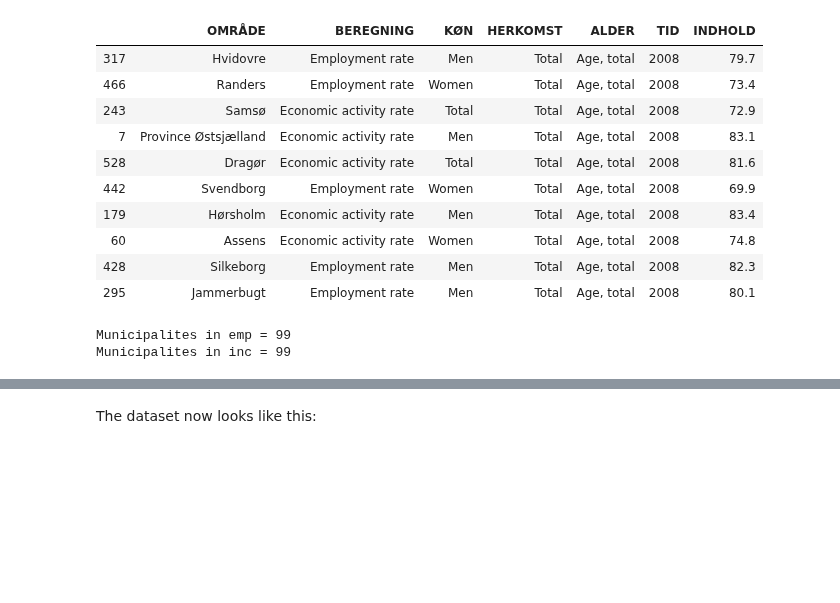
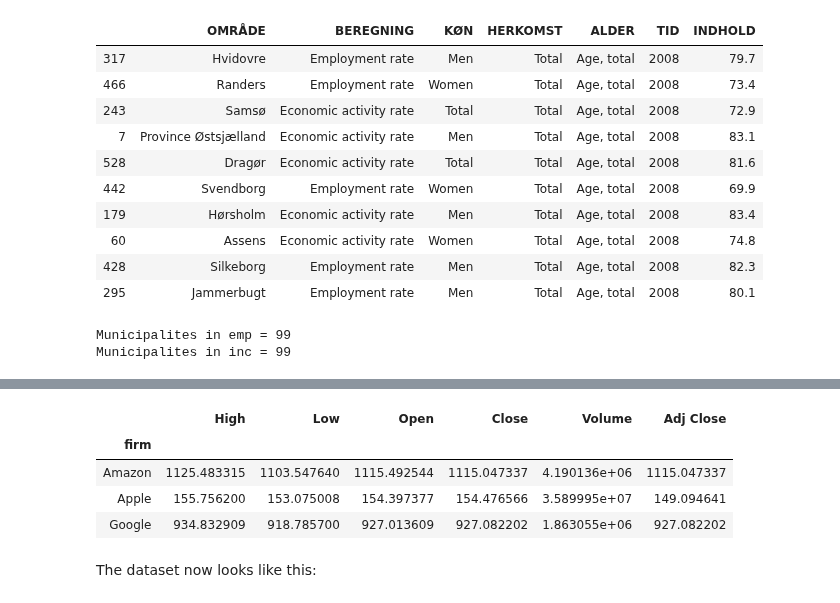
Before and after one commit to NumEconCopenhagen/projects-2020-jop, a Jupyter notebook: dataproject/dataproject.ipynb, the cells around one changed output, grey strips where cells are left out. Drawn from its saved outputs; the diff is of its cells as text; code cells hidden in the pictures; blank space fills up the shorter version.

```diff
--- a/dataproject/dataproject.ipynb
+++ b/dataproject/dataproject.ipynb
@@ -142,3 +171,11 @@ Municipalites in inc = 99
+# %%
+stocks.groupby('firm').mean()
+# %% [output]
+|  | High | Low | Open | Close | Volume | Adj Close |
+| firm |  |  |  |  |  |  |
+| Amazon | 1125.483315 | 1103.547640 | 1115.492544 | 1115.047337 | 4.190136e+06 | 1115.047337 |
+| Apple | 155.756200 | 153.075008 | 154.397377 | 154.476566 | 3.589995e+07 | 149.094641 |
+| Google | 934.832909 | 918.785700 | 927.013609 | 927.082202 | 1.863055e+06 | 927.082202 |
 # %%
 # a. load
 empl = pd.read_excel('RAS200.xlsx', skiprows=2)
```
Also changed, not shown: parts of 8 cells of this notebook.
